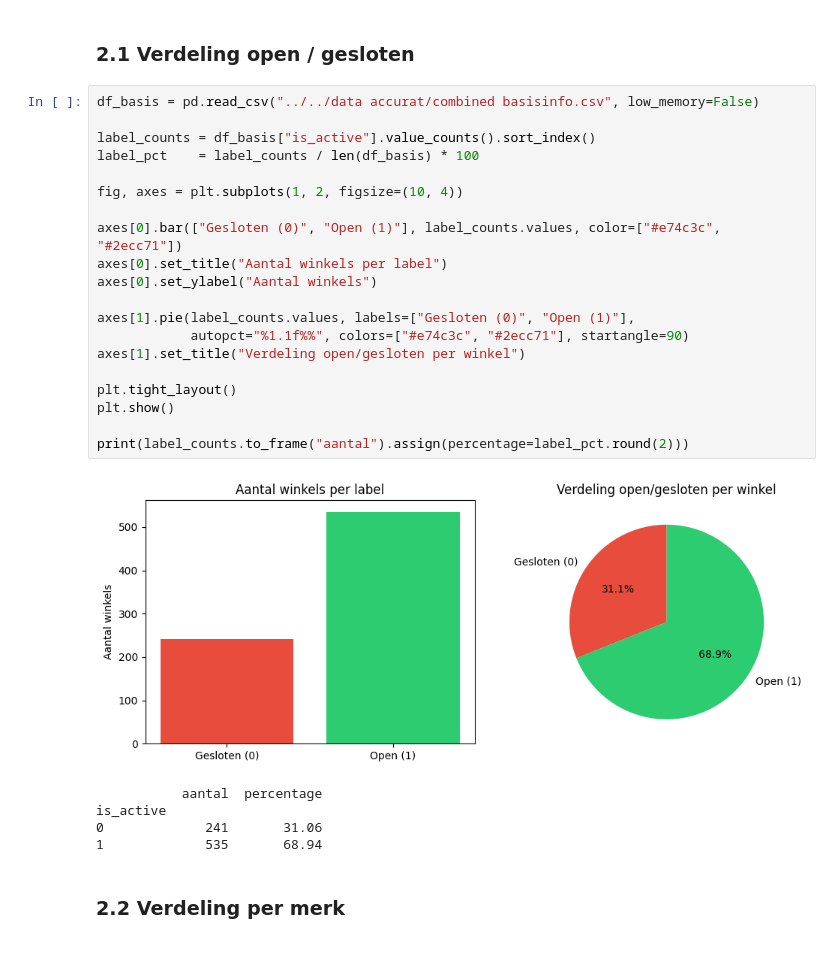
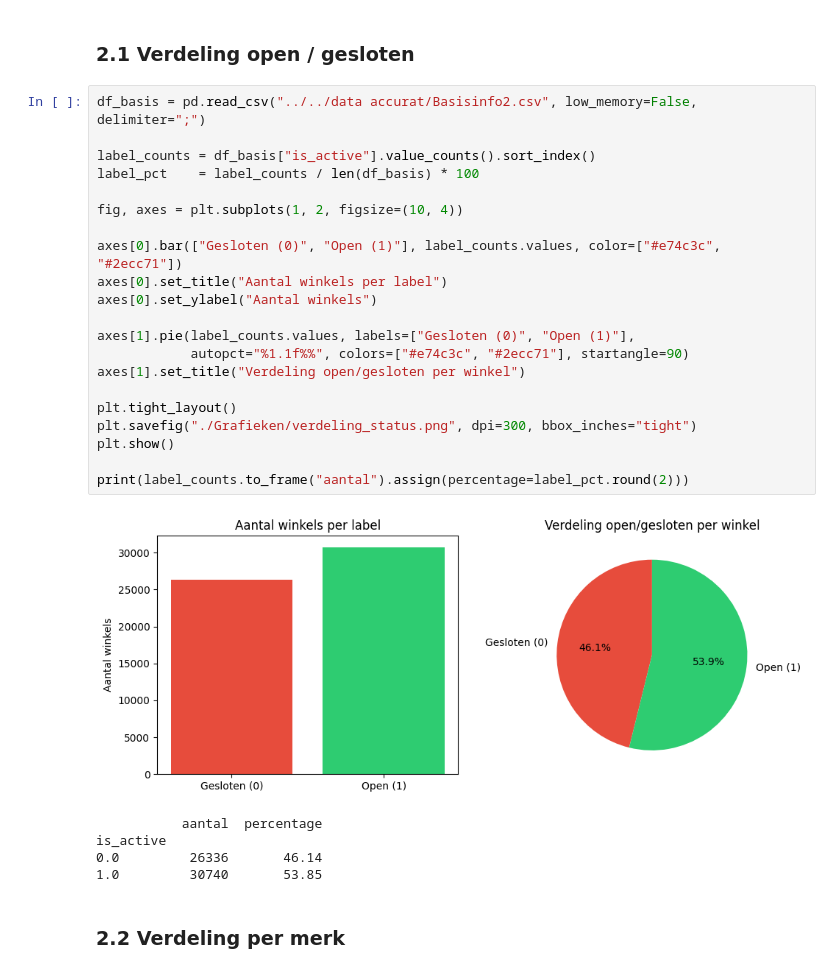
Before and after one commit to MaximVDS/BP_Maxim_Van_Der_Schueren_2526, a Jupyter notebook: proof_of_concept/poc.ipynb, the cells around one changed output. Cells and saved outputs as stored; diff of their text form.

```diff
--- a/proof_of_concept/poc.ipynb
+++ b/proof_of_concept/poc.ipynb
@@ -143,31 +146,32 @@ dtype: object
 # %% [markdown]
 ### 2.1 Verdeling open / gesloten
 # %%
-df_basis = pd.read_csv("../../data accurat/combined basisinfo.csv", low_memory=False)
+df_basis = pd.read_csv("../../data accurat/Basisinfo2.csv", low_memory=False, delimiter=";")
 
 label_counts = df_basis["is_active"].value_counts().sort_index()
 label_pct    = label_counts / len(df_basis) * 100
 
 fig, axes = plt.subplots(1, 2, figsize=(10, 4))
 
 axes[0].bar(["Gesloten (0)", "Open (1)"], label_counts.values, color=["#e74c3c", "#2ecc71"])
 axes[0].set_title("Aantal winkels per label")
 axes[0].set_ylabel("Aantal winkels")
 
 axes[1].pie(label_counts.values, labels=["Gesloten (0)", "Open (1)"],
             autopct="%1.1f%%", colors=["#e74c3c", "#2ecc71"], startangle=90)
 axes[1].set_title("Verdeling open/gesloten per winkel")
 
 plt.tight_layout()
+plt.savefig("./Grafieken/verdeling_status.png", dpi=300, bbox_inches="tight")
 plt.show()
 
 print(label_counts.to_frame("aantal").assign(percentage=label_pct.round(2)))
 # %% [output]
-[figure, old version]
+[figure, new version]
            aantal  percentage
 is_active
-0             241       31.06
-1             535       68.94
+0.0         26336       46.14
+1.0         30740       53.85
 # %% [markdown]
 ### 2.2 Verdeling per merk
 # %%
```
Also changed, not shown: parts of 27 cells of this notebook, 4 other files.
